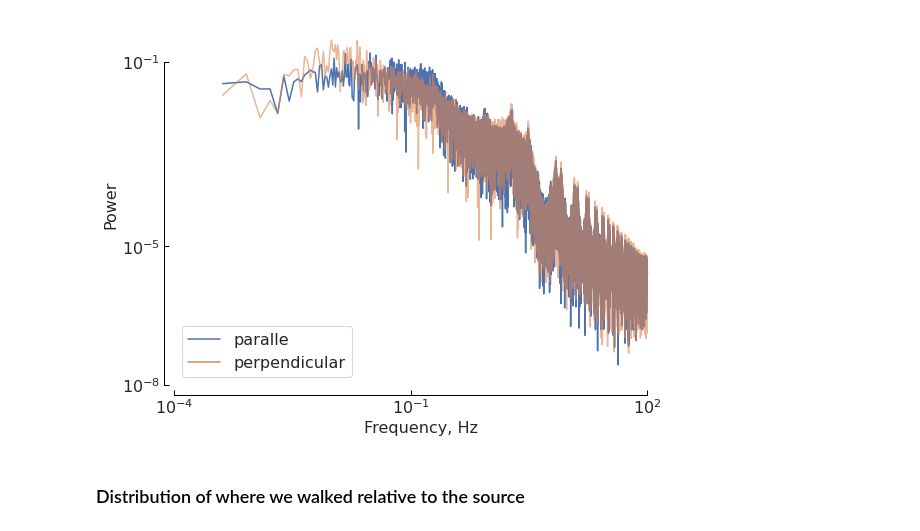
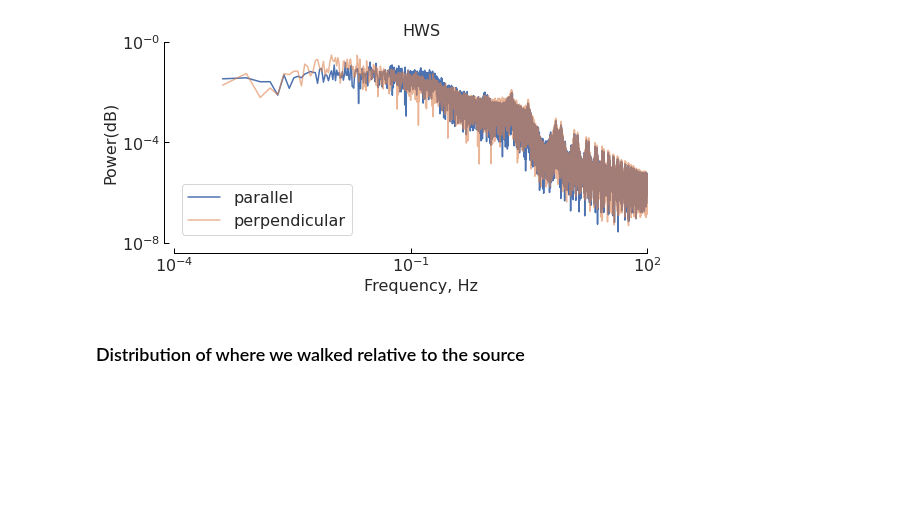
Before and after one commit to arunavanag591/odor_analysis, a Jupyter notebook: data_exploration/dataTrajectoryAnalysis.ipynb, the cells around one changed output. Saved outputs shown, nothing was run; the diff lists cells and outputs as text; code cells hidden in the pictures; blank space fills up the shorter version.

Commit message:
added new traj figure

```diff
--- a/data_exploration/dataTrajectoryAnalysis.ipynb
+++ b/data_exploration/dataTrajectoryAnalysis.ipynb
@@ -185,0 +165,22 @@ f.tight_layout()
+# %%
+# Plot the FFT results for parallel components
+f, axs = plt.subplots(2, 1, figsize=(8, 6))
+
+axs[0].plot(f_parallel, np.abs(parallel_fft))
+axs[0].set_ylabel('Amplitude')
+axs[0].set_title('FFT of Parallel Component')
+axs[0].grid(False)
+
+axs[1].plot(f_perpendicular, np.abs(perpendicular_fft))
+axs[1].set_xlabel('Frequency')
+axs[1].set_ylabel('Amplitude')
+axs[1].set_title('FFT of Perpendicular Component')
+axs[1].grid(False)
+
+axs[0].set_xlim(0, 1)
+axs[1].set_xlim(0, 1)
+
+f.suptitle(heading)
+f.tight_layout()
+figurefirst.mpl_functions.set_fontsize(f, 16)
+# f.savefig('../../Figure/Parallelforest.jpeg', dpi=300, bbox_inches="tight")
@@ -186,28 +189,29 @@ f.tight_layout()
 # %%
-f,ax = plt.subplots(1,1, figsize=(8,6))
+f,ax = plt.subplots(1,1, figsize=(8,4))
 
-ax.plot(np.log10(f_parallel), np.log10(parallel_fft), label='paralle')
+ax.plot(np.log10(f_parallel), np.log10(parallel_fft), label='parallel')
 ax.plot(np.log10(f_perpendicular), np.log10(perpendicular_fft), label='perpendicular', alpha=0.6)
 
 ax.set_xlabel('Frequency, Hz')
-ax.set_ylabel('Power')
+ax.set_ylabel('Power(dB)')
 ax.grid(False)
 
 mpl_functions.adjust_spines(ax,['left', 'bottom'],spine_locations={},
-                            smart_bounds=True, xticks=[-4,-1,2],yticks=[-8,-5,-1],linewidth=1)
+                            smart_bounds=True, xticks=[-4,-1,2],yticks=[-8,-4,0],linewidth=1)
 ax.set_xticklabels([r'$10^{-4}$',r'$10^{-1}$', r'$10^{2}$'])
-ax.set_yticklabels([r'$10^{-8}$',r'$10^{-5}$', r'$10^{-1}$'])
+ax.set_yticklabels([r'$10^{-8}$',r'$10^{-4}$', r'$10^{-0}$'])
+
+ax.legend(loc='lower left', fontsize=16)
+
+ax.set_title(heading)
 
 f.tight_layout(pad=1)
 figurefirst.mpl_functions.set_fontsize(f, 16)
 
-leg = ax.legend(loc='lower left', fontsize=16)
-for lh in leg.legendHandles:
-    lh.set_alpha(1)
 
 # f.savefig('../../Figure/hws1.jpeg', dpi=300, bbox_inches = "tight")
 # %% [output]
-[figure, old version]
+[figure, new version]
 # %% [markdown]
 ### Distribution of where we walked relative to the source
 # %%
```
Also changed, not shown: parts of 12 cells of this notebook, 1 other file.
